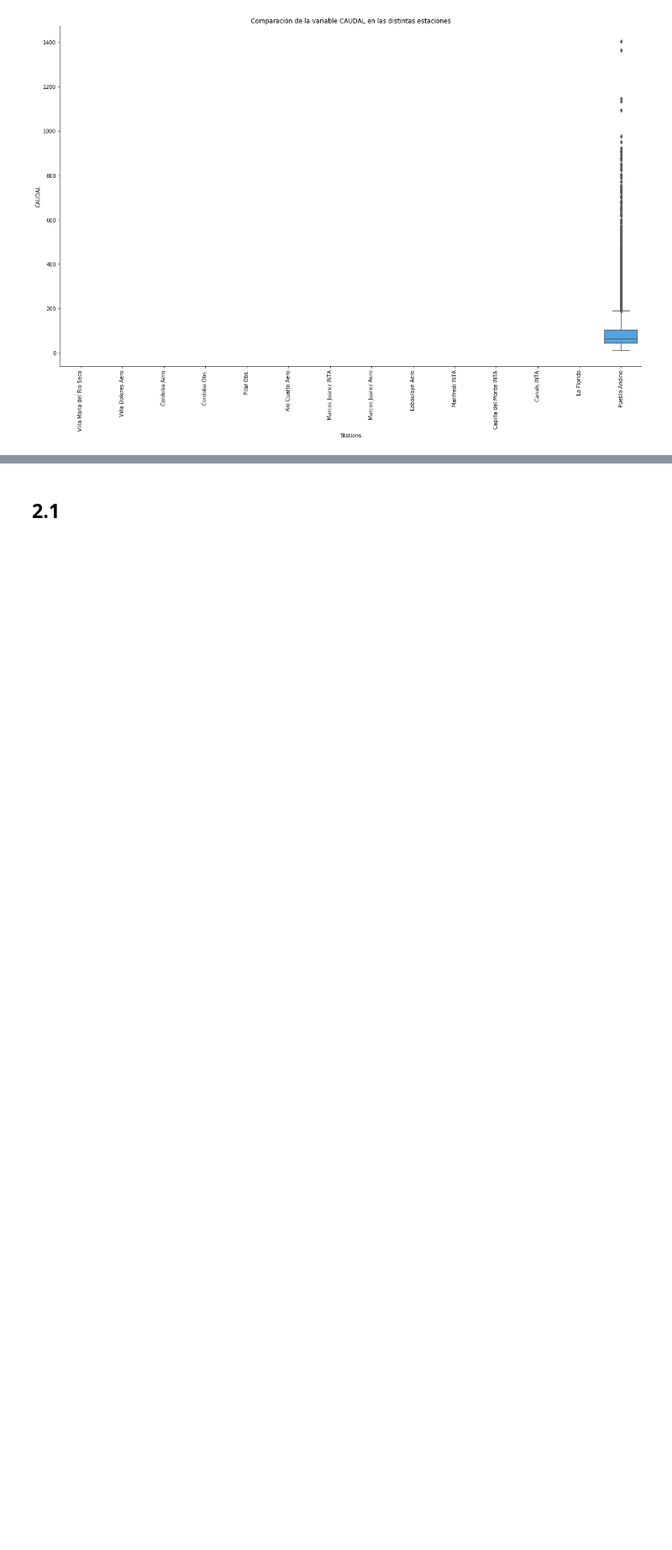
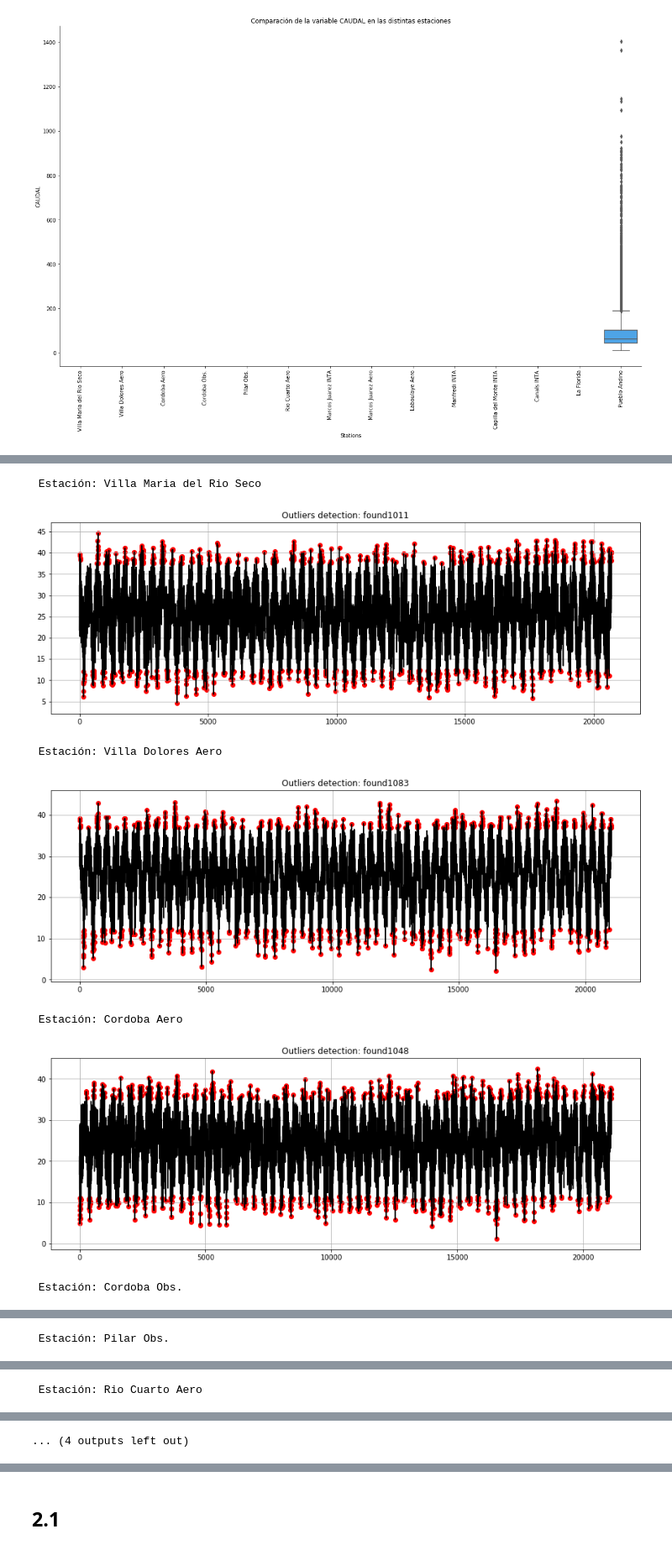
Before and after one commit to gringonivoli/diplo2020-mentoria-prediccion-lluvias-extremas, a Jupyter notebook: TP1.ipynb, the cells around one changed output, grey strips where cells are left out. Shown at 84% size. Drawn from its saved outputs; the diff is of its cells as text; code cells hidden in the pictures; blank space fills up the shorter version.

```diff
--- a/TP1.ipynb
+++ b/TP1.ipynb
@@ -250,14 +425,14 @@ not_numeric_cols = ['fecha', 'id', 'omm_id', 'station']
 numeric_cols = [c for c in dataset_with_stations.columns if c not in not_numeric_cols]
 for numeric_col in numeric_cols:
     plt.figure(figsize=(20,12))
-    seaborn.boxplot(data=dataset_with_stations,
+    sns.boxplot(data=dataset_with_stations,
                     x='station', y=numeric_col,
                     color=BLUE)
     plt.ylabel(numeric_col.upper())
     plt.xlabel('Stations')
     plt.title(f'Comparación de la variable {numeric_col.upper()} en las distintas estaciones')
     plt.xticks(rotation=90)
-    seaborn.despine()
+    sns.despine()
 # %% [output]
 [figure]
 [figure]
@@ -293,0 +474,41 @@ En las variables marcadas (*) es muy probables que los outliers que se visualiza
+# %%
+def find_outliers(ts, perc=0.01, figsize=(15,5)):
+    ## fit svm
+    scaler = preprocessing.StandardScaler()
+    ts_scaled = scaler.fit_transform(ts.values.reshape(-1,1))
+    model = svm.OneClassSVM(nu=perc, kernel="rbf", gamma=0.01)
+    model.fit(ts_scaled)
+    ## dtf output
+    dtf_outliers = ts.to_frame(name="ts")
+    dtf_outliers["index"] = range(len(ts))
+    dtf_outliers["outlier"] = model.predict(ts_scaled)
+    dtf_outliers["outlier"] = dtf_outliers["outlier"].apply(lambda
+                                              x: 1 if x==-1 else 0)
+    ## plot
+    fig, ax = plt.subplots(figsize=figsize)
+    ax.set(title="Outliers detection: found"
+           +str(sum(dtf_outliers["outlier"]==1)))
+    ax.plot(dtf_outliers["index"], dtf_outliers["ts"],
+            color="black")
+    ax.scatter(x=dtf_outliers[dtf_outliers["outlier"]==1]["index"],
+               y=dtf_outliers[dtf_outliers["outlier"]==1]['ts'],
+               color='red')
+    ax.grid(True)
+    plt.show()
+    return dtf_outliers
+# %%
+ex = ['Pueblo Andino', 'La Florida', 'Marcos Juarez INTA', 'Manfredi INTA', 'Capilla del Monte INTA', 'Canals INTA']
+for station in stations:
+    station_name = stations[station]
+    if station_name not in ex:
+        print(f'\n Estación: {station_name}')
+        data = dataset_with_stations[dataset_with_stations['station'] == stations[station]]
+        dtf_outliers = find_outliers(data.tmax.dropna(), perc=0.05)
+# %% [output]
+ Estación: Villa Maria del Rio Seco
+[figure, added]
+ Estación: Villa Dolores Aero
+[figure, added]
+ Estación: Cordoba Aero
+[figure, added]
+ Estación: Cordoba Obs.
@@ -293,0 +516 @@ En las variables marcadas (*) es muy probables que los outliers que se visualiza
+ Estación: Pilar Obs.
@@ -293,0 +518 @@ En las variables marcadas (*) es muy probables que los outliers que se visualiza
+ Estación: Rio Cuarto Aero
@@ -293,0 +520 @@ En las variables marcadas (*) es muy probables que los outliers que se visualiza
+... (4 outputs left out)
```
Also changed, not shown: parts of 50 cells of this notebook.
